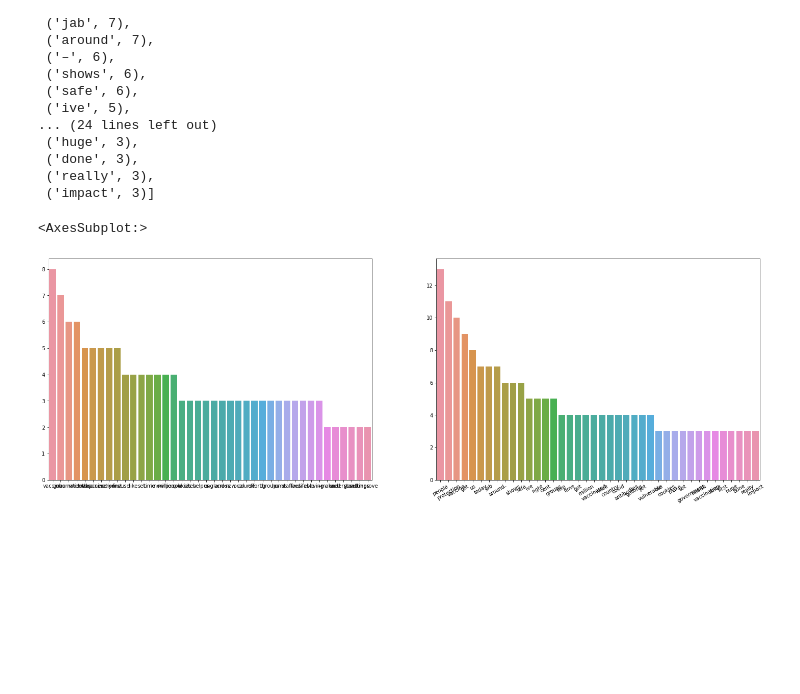
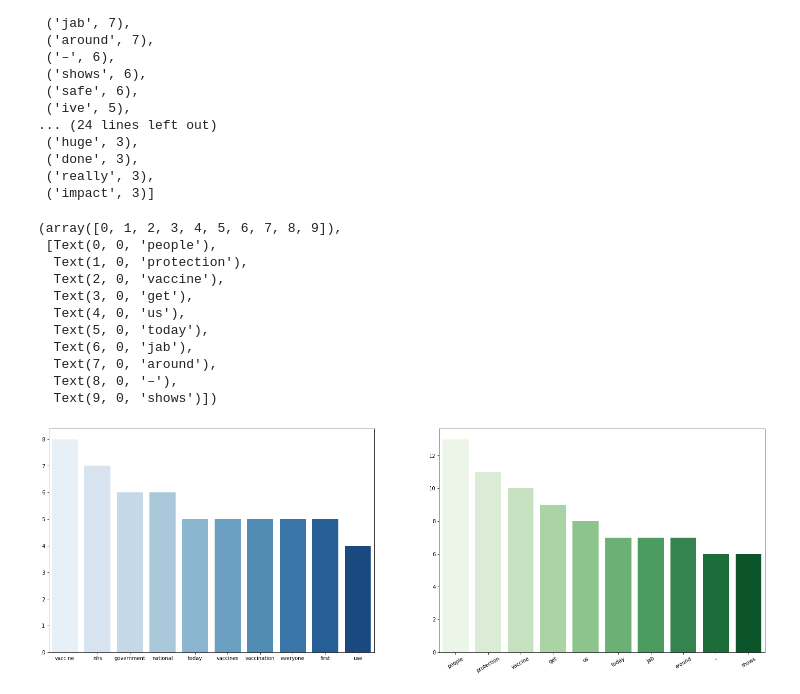
Before and after one commit to anna1ko/NLP_news, a Jupyter notebook: py_proj_01.2021/word_repetition_gov_briefings.ipynb, the cells around one changed output. Drawn from its saved outputs; the diff is of its cells as text; code cells hidden in the pictures; blank space fills up the shorter version.

```diff
--- a/py_proj_01.2021/word_repetition_gov_briefings.ipynb
+++ b/py_proj_01.2021/word_repetition_gov_briefings.ipynb
@@ -349,25 +313,34 @@ fd_mar17
 # %%
 import seaborn as sns
 ## Convert to Pandas series via Python Dictionary for easier plotting
 pd_fd_jan7 = pd.Series(dict(fd_jan7))
 pd_fd_mar17 = pd.Series(dict(fd_mar17))
 
-fig, axes = plt.subplots(nrows=1, ncols=2, figsize=(25,8)) # create the axes
+f, axes = plt.subplots(nrows=1, ncols=2, figsize=(25,8)) # create the axes
 
+sns.barplot(x=pd_fd_jan7[:10].index, y=pd_fd_jan7[:10].values, ax=axes[0], palette="Blues")
 
-sns.barplot(x=pd_fd_jan7.index, y=pd_fd_jan7.values, ax=axes[0])
+sns.barplot(x=pd_fd_mar17[:10].index, y=pd_fd_mar17[:10].values, ax=axes[1], palette="Greens")
+
+# Set the ticks rotation (for some reason works only for 1 plot)
 plt.xticks(rotation=30)
 
-sns.barplot(x=pd_fd_mar17.index, y=pd_fd_mar17.values, ax=axes[1])
-
-# Set the ticks rotation for all subplots
-#plt.xticks(rotation=30)
 
 ## Seaborn plotting using Pandas attributes + xtick rotation for ease of viewing
 #all_plot = sns.barplot(x=pd_fd.index, y=pd_fd.values, ax=ax)
 # %% [output]
-<AxesSubplot:>
+(array([0, 1, 2, 3, 4, 5, 6, 7, 8, 9]),
+ [Text(0, 0, 'people'),
+  Text(1, 0, 'protection'),
+  Text(2, 0, 'vaccine'),
+  Text(3, 0, 'get'),
+  Text(4, 0, 'us'),
+  Text(5, 0, 'today'),
+  Text(6, 0, 'jab'),
+  Text(7, 0, 'around'),
+  Text(8, 0, '–'),
+  Text(9, 0, 'shows')])
-[figure, old version]
+[figure, new version]
 # %%
 str_clean_tokens_jan7=str(clean_tokens_jan7)
 str_clean_tokens_mar17=str(clean_tokens_mar17)
```
Also changed, not shown: parts of 6 cells of this notebook.
